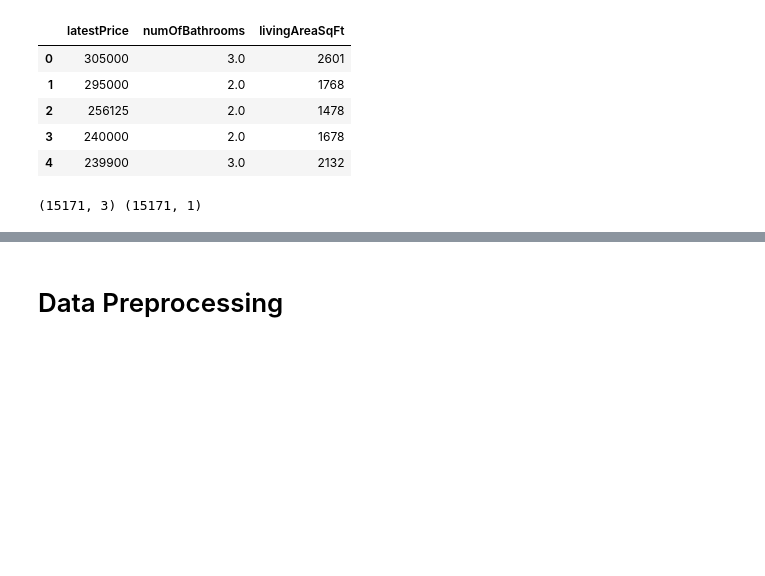
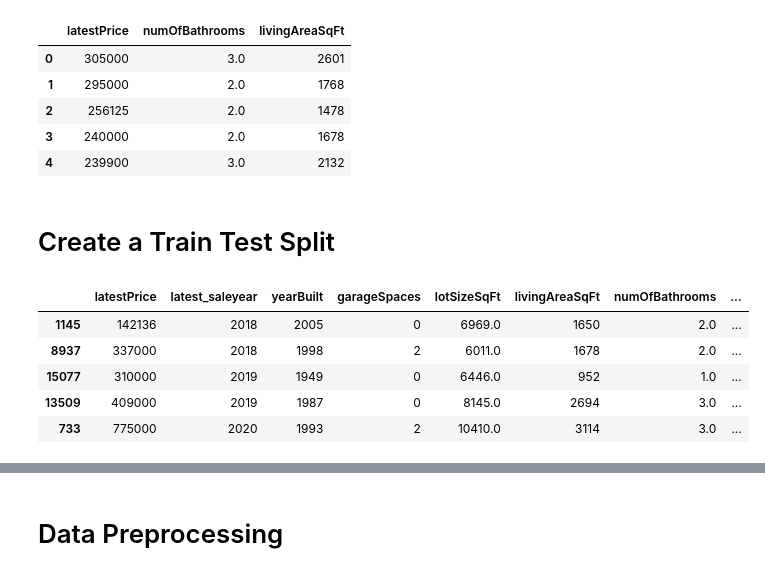
Before and after one commit to kflores56/project-3, a Jupyter notebook: SVM_Model.ipynb, the cells around one changed output, grey strips where cells are left out. Drawn from its saved outputs; the diff is of its cells as text; code cells hidden in the pictures; blank space fills up the shorter version.

```diff
--- a/model_2.ipynb
+++ b/SVM_Model.ipynb
@@ -83,10 +91,5 @@ selected_features2.head()
 | 2 | 256125 | 2.0 | 1478 |
 | 3 | 240000 | 2.0 | 1678 |
 | 4 | 239900 | 3.0 | 2132 |
-# %%
-# train, test, split
-X = selected_features2
-y = df['latestPrice'].values.reshape(-1, 1)
-print(X.shape, y.shape)
-# %% [output]
-(15171, 3) (15171, 1)
+# %% [markdown]
+# Create a Train Test Split
@@ -93,3 +104,12 @@ print(X.shape, y.shape)
+# %%
+X_train.head()
+# %% [output]
+|  | latestPrice | latest_saleyear | yearBuilt | garageSpaces | lotSizeSqFt | livingAreaSqFt | numOfBathrooms | ... |
+| 1145 | 142136 | 2018 | 2005 | 0 | 6969.0 | 1650 | 2.0 | ... |
+| 8937 | 337000 | 2018 | 1998 | 2 | 6011.0 | 1678 | 2.0 | ... |
+| 15077 | 310000 | 2019 | 1949 | 0 | 6446.0 | 952 | 1.0 | ... |
+| 13509 | 409000 | 2019 | 1987 | 0 | 8145.0 | 2694 | 3.0 | ... |
+| 733 | 775000 | 2020 | 1993 | 2 | 10410.0 | 3114 | 3.0 | ... |
 # %%
 # split the data to train and test values
 
```
Also changed, not shown: parts of 17 cells of this notebook, 1 other file.
